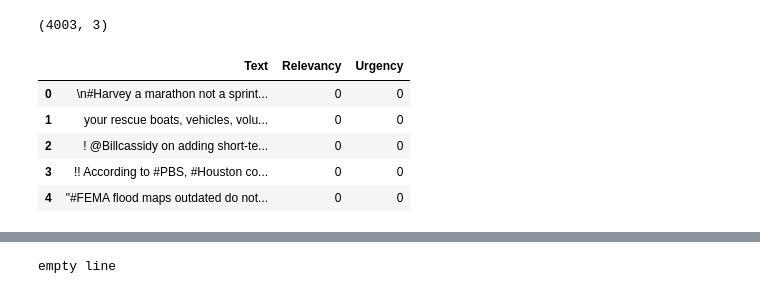
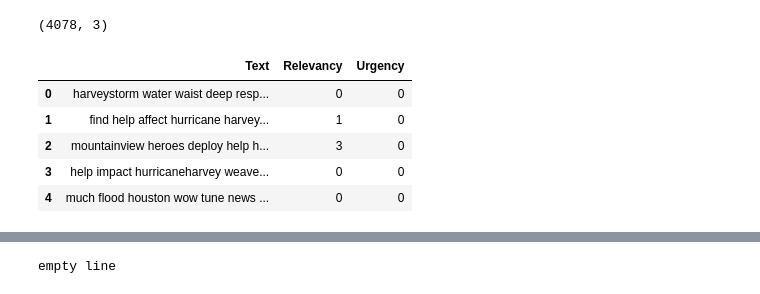
Before and after one commit to shenoy10/Harvey_Machine_Learning, a Jupyter notebook: Embedding_Model.ipynb, the cells around one changed output, grey strips where cells are left out. Cells and saved outputs as stored; diff of their text form; code cells hidden in the pictures.

```diff
--- a/Embedding_Model.ipynb
+++ b/Embedding_Model.ipynb
@@ -83,20 +32,22 @@ def process_tweet(tweet, tknzr, sym_spell=None, advanced=False):
 # %%
-df = pd.read_csv('data/labeled_prelim.csv').dropna().astype(
-        {'Relevancy':np.int32, 'Urgency':np.int32}).reset_index(drop=True)
-df.pop('Id')
+# df = pd.read_csv('data/labeled_prelim.csv').dropna().astype(
+#         {'Relevancy':np.int32, 'Urgency':np.int32}).reset_index(drop=True)
+# df.pop('Id')
 
 # df2 = pd.read_csv('data/mturk_results_0-2000_processed.csv')
-#df = pd.concat([df, df2], ignore_index=True)
-df2 = pd.read_csv('data/mturk_0-4000_manual2.csv')
-df = df2
+# df = pd.concat([df, df2], ignore_index=True)
+# df2 = pd.read_csv('data/final_dataset.csv')
+# df = df2
+
+df = pd.read_csv('data/final_dataset_processed.csv')
 
 print(df.shape)
 df.head()
 # %% [output]
-(4003, 3)
+(4078, 3)
 |  | Text | Relevancy | Urgency |
-| 0 | \n#Harvey a marathon not a sprint... | 0 | 0 |
-| 1 | your rescue boats, vehicles, volu... | 0 | 0 |
-| 2 | ! @Billcassidy on adding short-te... | 0 | 0 |
-| 3 | !! According to #PBS, #Houston co... | 0 | 0 |
-| 4 | "#FEMA flood maps outdated do not... | 0 | 0 |
+| 0 | harveystorm water waist deep resp... | 0 | 0 |
+| 1 | find help affect hurricane harvey... | 1 | 0 |
+| 2 | mountainview heroes deploy help h... | 3 | 0 |
+| 3 | help impact hurricaneharvey weave... | 0 | 0 |
+| 4 | much flood houston wow tune news ... | 0 | 0 |
```
Also changed, not shown: parts of 43 cells of this notebook, 15 other files.
